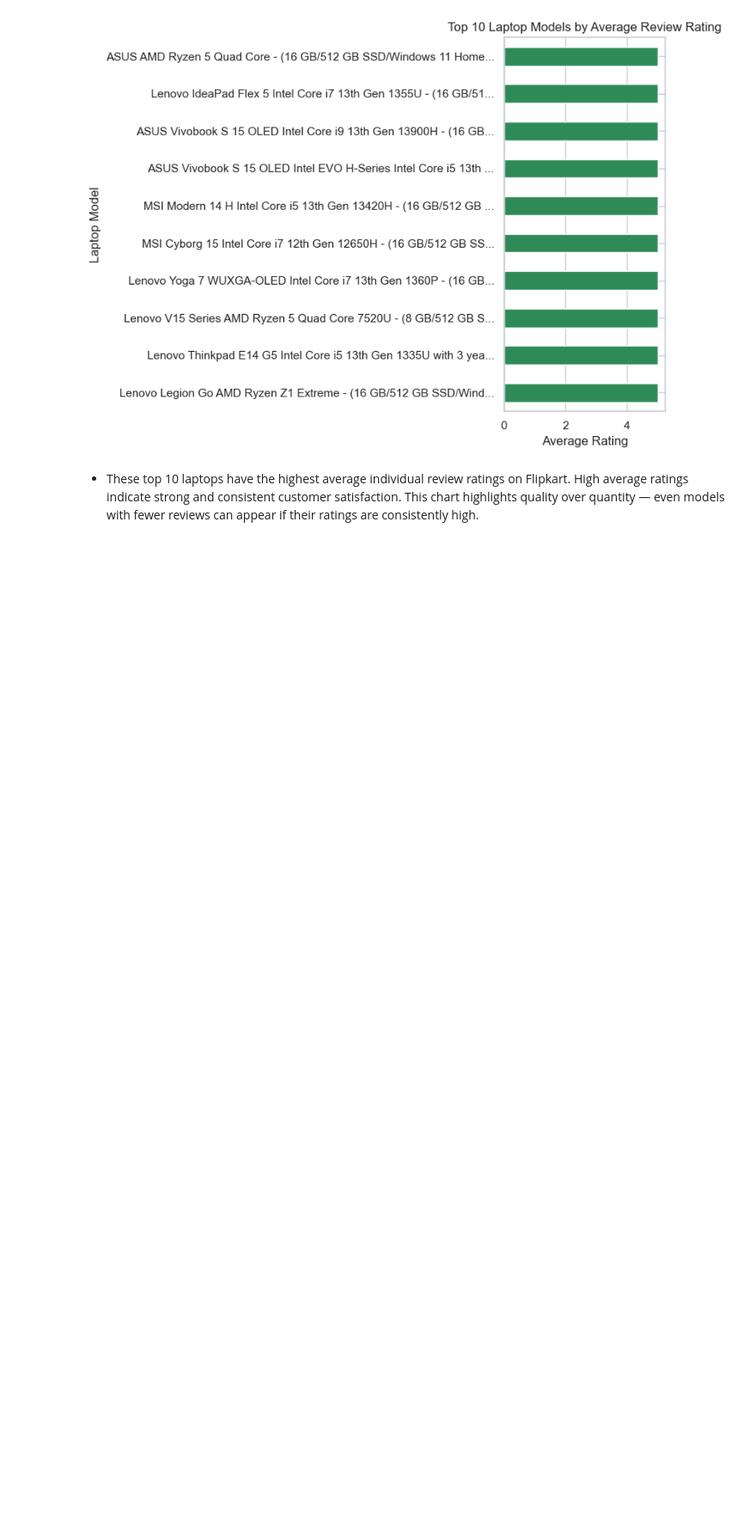
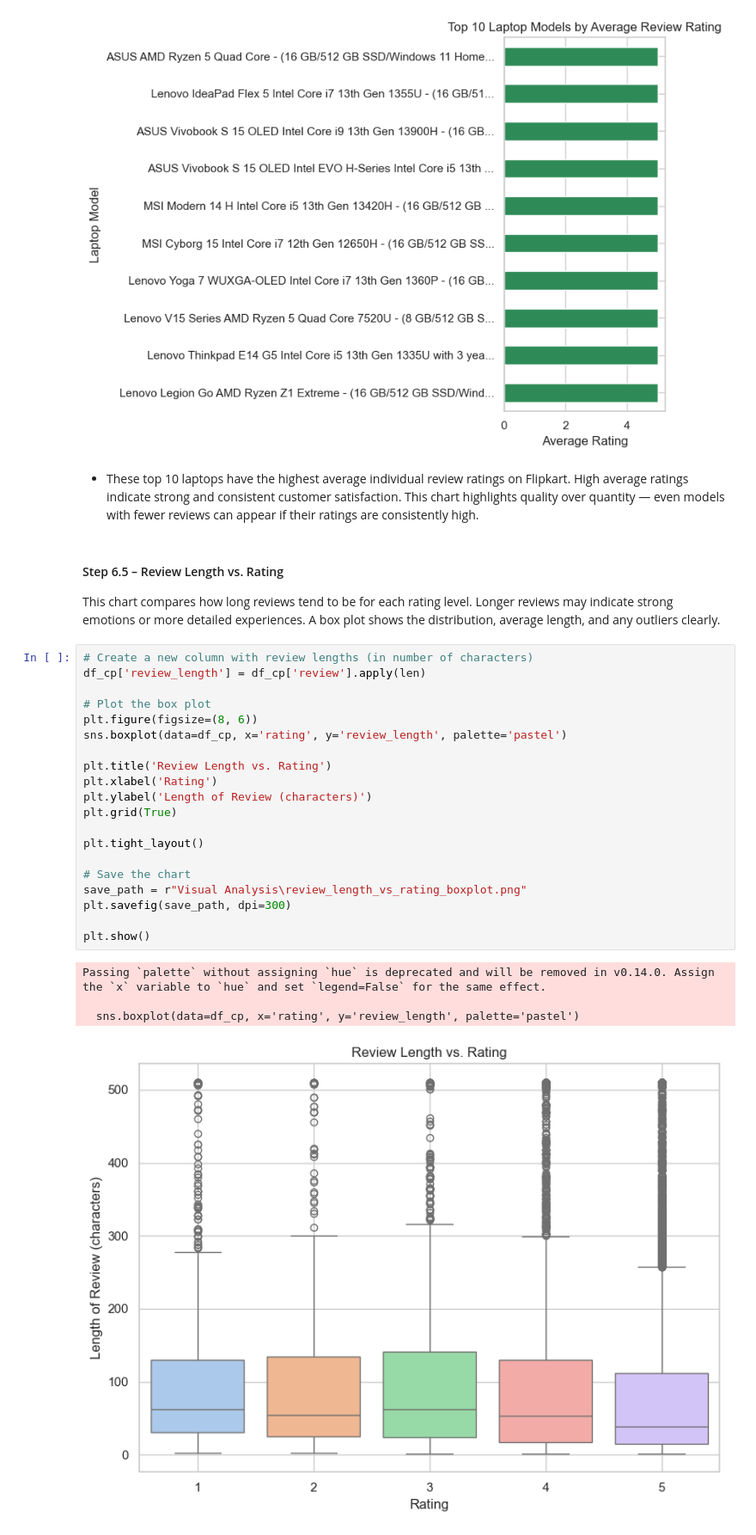
Before and after one commit to rj285/Module9Task1-flipkart-laptop-reviews-eda, a Jupyter notebook: Flipkart_Laptop_Review_EDA.ipynb, the cells around one changed output. Shown: that part at 86% size. Saved outputs shown, nothing was run; the diff lists cells and outputs as text; blank space fills up the shorter version.

Commit message:
Added box plot to visualize review length distribution across ratings and saved visual to Visual Analysis folder

```diff
--- a/Flipkart_Laptop_Review_EDA.ipynb
+++ b/Flipkart_Laptop_Review_EDA.ipynb
@@ -430,3 +430,32 @@ plt.show()
 [figure]
 # %% [markdown]
 - These top 10 laptops have the highest average individual review ratings on Flipkart. High average ratings indicate strong and consistent customer satisfaction. This chart highlights quality over quantity — even models with fewer reviews can appear if their ratings are consistently high.
+# %% [markdown]
+#### Step 6.5 – Review Length vs. Rating
+
+This chart compares how long reviews tend to be for each rating level. Longer reviews may indicate strong emotions or more detailed experiences. A box plot shows the distribution, average length, and any outliers clearly.
+# %%
+# Create a new column with review lengths (in number of characters)
+df_cp['review_length'] = df_cp['review'].apply(len)
+
+# Plot the box plot
+plt.figure(figsize=(8, 6))
+sns.boxplot(data=df_cp, x='rating', y='review_length', palette='pastel')
+
+plt.title('Review Length vs. Rating')
+plt.xlabel('Rating')
+plt.ylabel('Length of Review (characters)')
+plt.grid(True)
+
+plt.tight_layout()
+
+# Save the chart
+save_path = r"Visual Analysis\review_length_vs_rating_boxplot.png"
+plt.savefig(save_path, dpi=300)
+
+plt.show()
+# %% [output]
+Passing `palette` without assigning `hue` is deprecated and will be removed in v0.14.0. Assign the `x` variable to `hue` and set `legend=False` for the same effect.
+
+  sns.boxplot(data=df_cp, x='rating', y='review_length', palette='pastel')
+[figure, added]
```
Also changed, not shown: parts of 1 cell of this notebook, 1 other file.
